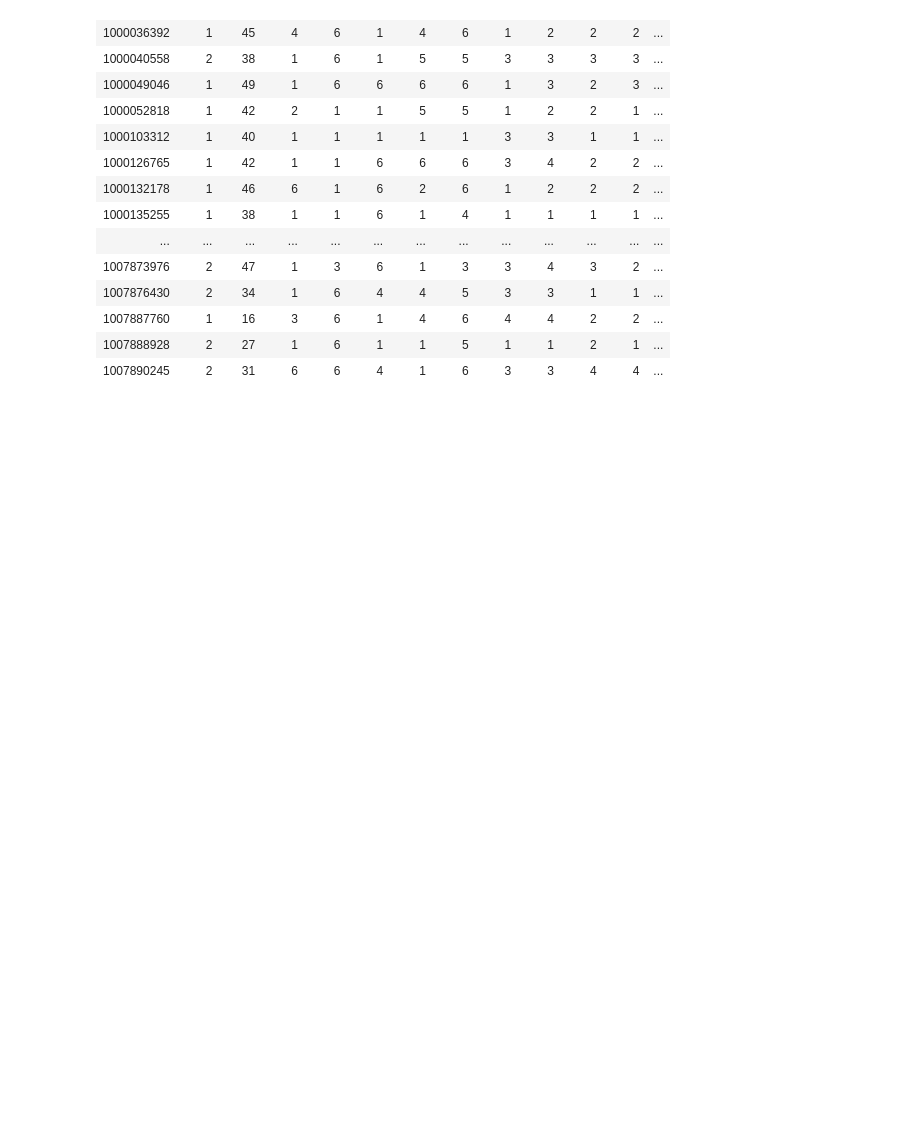
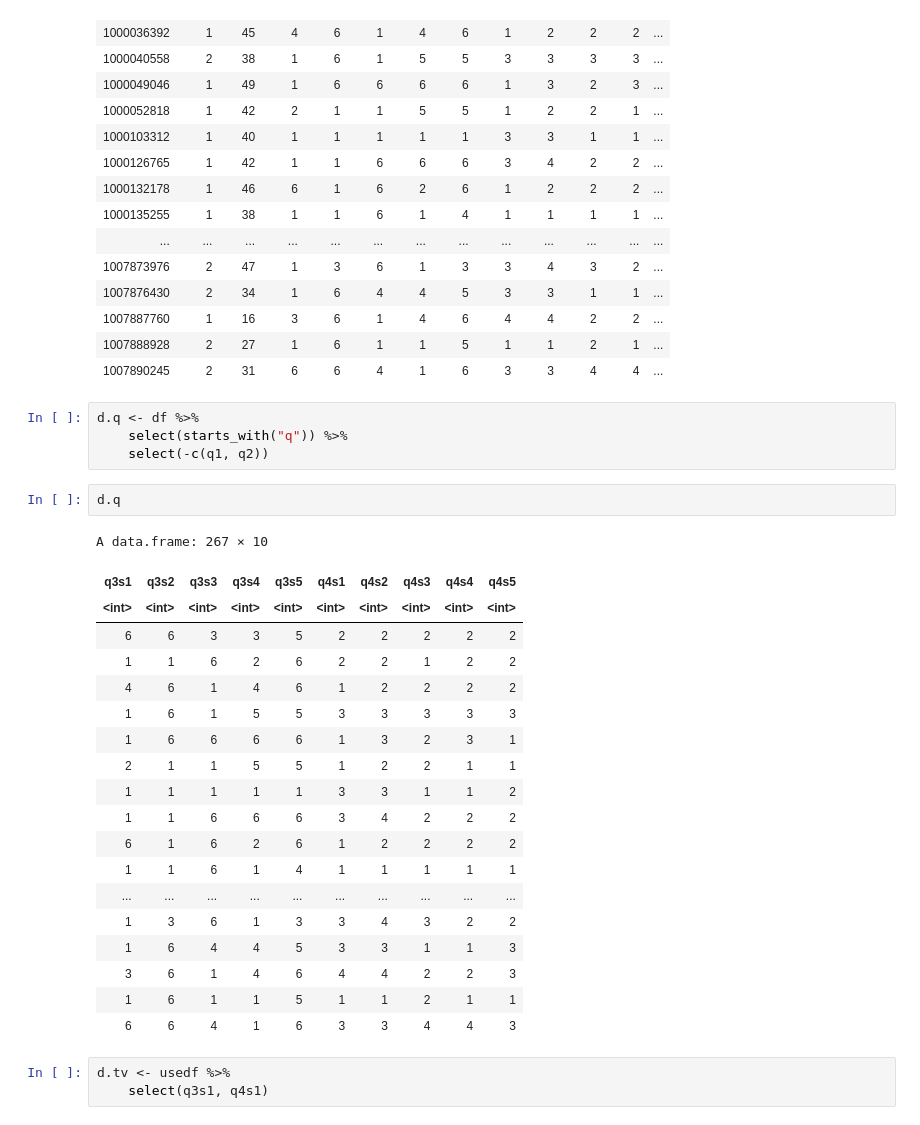
Before and after one commit to e4rll/kanmake, a Jupyter notebook: kanmake.ipynb, the cells around one changed output. Saved outputs shown, nothing was run; the diff lists cells and outputs as text; blank space fills up the shorter version.

```diff
--- a/kanmake.ipynb
+++ b/kanmake.ipynb
@@ -94,3 +94,32 @@ A data.frame: 267 × 13
 | 1007887760 | 1 | 16 | 3 | 6 | 1 | 4 | 6 | 4 | 4 | 2 | 2 | ... |
 | 1007888928 | 2 | 27 | 1 | 6 | 1 | 1 | 5 | 1 | 1 | 2 | 1 | ... |
 | 1007890245 | 2 | 31 | 6 | 6 | 4 | 1 | 6 | 3 | 3 | 4 | 4 | ... |
+# %%
+d.q <- df %>%
+    select(starts_with("q")) %>%
+    select(-c(q1, q2))
+# %%
+d.q
+# %% [output]
+A data.frame: 267 × 10
+| q3s1 | q3s2 | q3s3 | q3s4 | q3s5 | q4s1 | q4s2 | q4s3 | q4s4 | q4s5 |
+| <int> | <int> | <int> | <int> | <int> | <int> | <int> | <int> | <int> | <int> |
+| 6 | 6 | 3 | 3 | 5 | 2 | 2 | 2 | 2 | 2 |
+| 1 | 1 | 6 | 2 | 6 | 2 | 2 | 1 | 2 | 2 |
+| 4 | 6 | 1 | 4 | 6 | 1 | 2 | 2 | 2 | 2 |
+| 1 | 6 | 1 | 5 | 5 | 3 | 3 | 3 | 3 | 3 |
+| 1 | 6 | 6 | 6 | 6 | 1 | 3 | 2 | 3 | 1 |
+| 2 | 1 | 1 | 5 | 5 | 1 | 2 | 2 | 1 | 1 |
+| 1 | 1 | 1 | 1 | 1 | 3 | 3 | 1 | 1 | 2 |
+| 1 | 1 | 6 | 6 | 6 | 3 | 4 | 2 | 2 | 2 |
+| 6 | 1 | 6 | 2 | 6 | 1 | 2 | 2 | 2 | 2 |
+| 1 | 1 | 6 | 1 | 4 | 1 | 1 | 1 | 1 | 1 |
+| ... | ... | ... | ... | ... | ... | ... | ... | ... | ... |
+| 1 | 3 | 6 | 1 | 3 | 3 | 4 | 3 | 2 | 2 |
+| 1 | 6 | 4 | 4 | 5 | 3 | 3 | 1 | 1 | 3 |
+| 3 | 6 | 1 | 4 | 6 | 4 | 4 | 2 | 2 | 3 |
+| 1 | 6 | 1 | 1 | 5 | 1 | 1 | 2 | 1 | 1 |
+| 6 | 6 | 4 | 1 | 6 | 3 | 3 | 4 | 4 | 3 |
+# %%
+d.tv <- usedf %>%
+    select(q3s1, q4s1)
```
